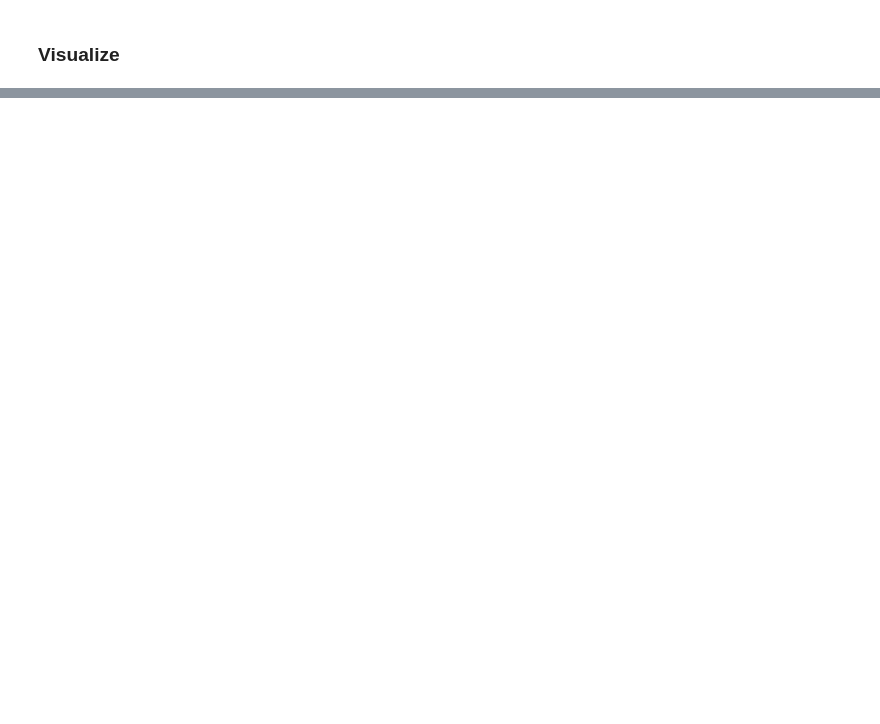
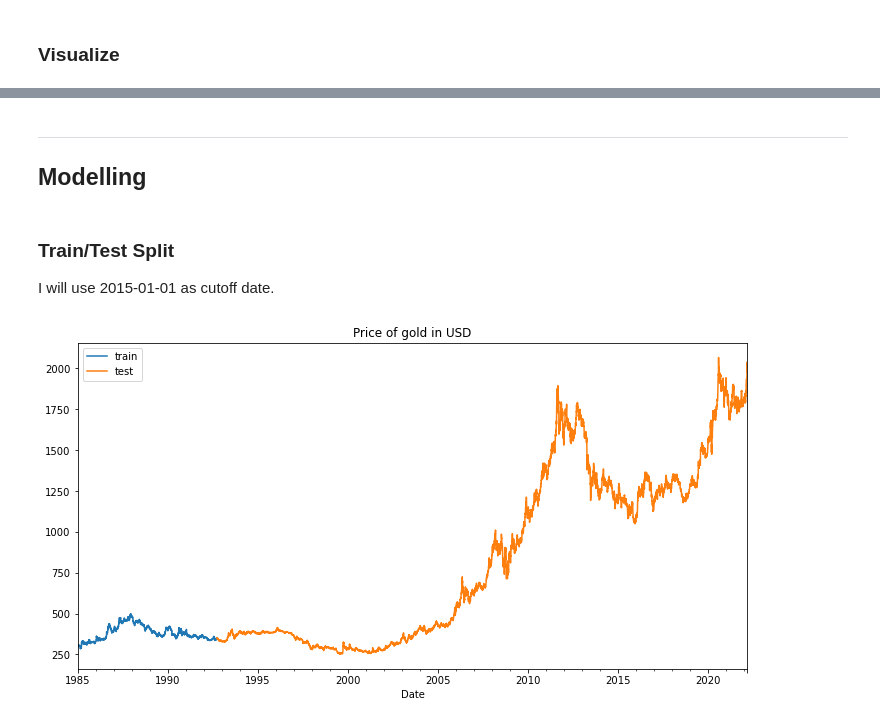
Before and after one commit to vclzez/DATA, a Jupyter notebook: Kaggle/Gold Rate/EDA Gold Rate and forecast.ipynb, the cells around one changed output, grey strips where cells are left out. Drawn from its saved outputs; the diff is of its cells as text; code cells hidden in the pictures; blank space fills up the shorter version.

```diff
--- a/Kaggle/Gold Rate/EDA Gold Rate and forecast.ipynb
+++ b/Kaggle/Gold Rate/EDA Gold Rate and forecast.ipynb
@@ -297,0 +363,3 @@ fig.show()
+# %% [markdown]
+---
+## Modelling
@@ -297,0 +370,17 @@ fig.show()
+# %% [markdown]
+### Train/Test Split
+
+I will use 2015-01-01 as cutoff date.
+# %%
+split_date = '2015-01-01 00:00:00'
+train = daily.loc[: split_date, :].copy()
+test = daily.loc[split_date :, :].copy()
+# %%
+# Plot time series
+fig, ax = plt.subplots(figsize=(12, 6))
+train.plot(x='Date', y='USD', ax=ax, label='train')
+test.plot(x='Date', y='USD', ax=ax, label='test')
+ax.set_title('Price of gold in USD')
+ax.legend();
+# %% [output]
+[figure, added]
```
Also changed, not shown: parts of 6 cells of this notebook.
